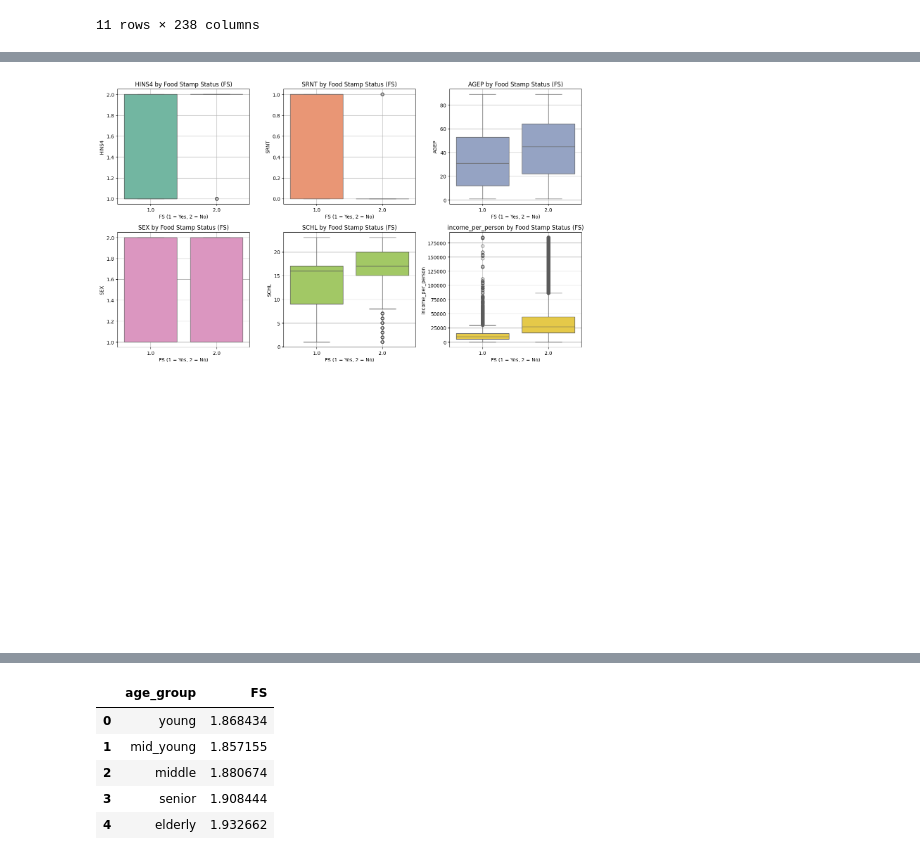
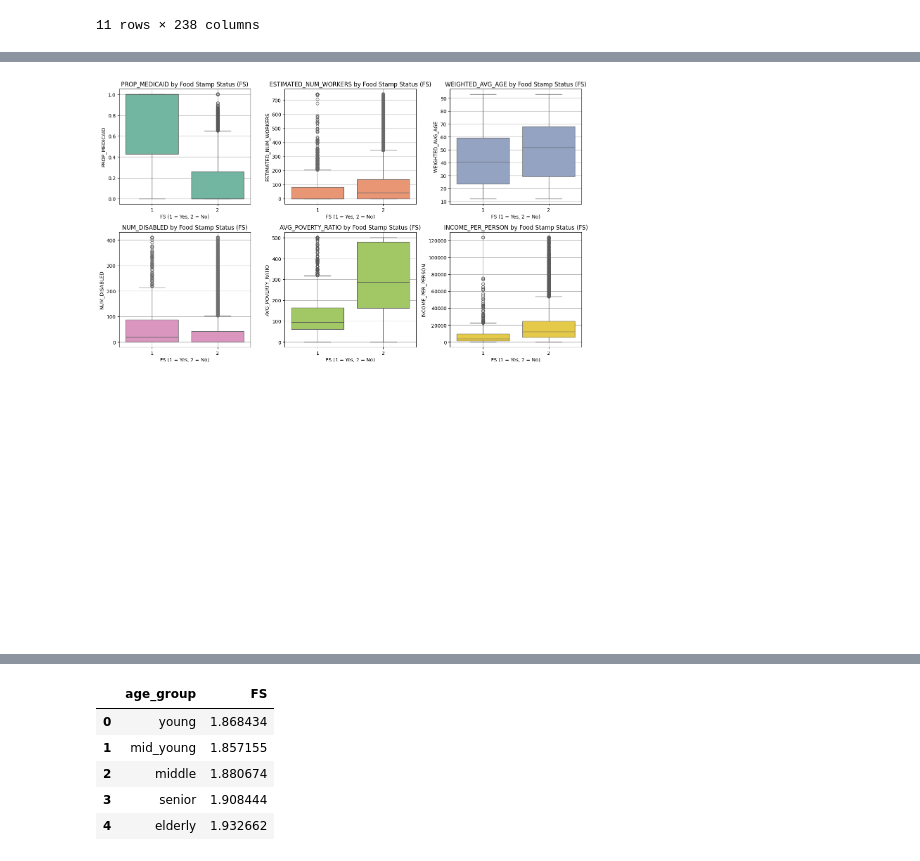
Before and after one commit to yiwei-ang/pums, a Jupyter notebook: notebooks/eda.ipynb, the cells around one changed output, grey strips where cells are left out. Saved outputs shown, nothing was run; the diff lists cells and outputs as text; code cells hidden in the pictures.

```diff
--- a/notebooks/eda.ipynb
+++ b/notebooks/eda.ipynb
@@ -32,2 +74,0 @@ housing_df = housing_df[[col for col in housing_df.columns if col not in ['RT',
-# %%
-df = person_df.merge(housing_df, on="SERIALNO", how="left")
@@ -94,44 +148,3 @@ for field in housing_fields:
-# %%
-allowed_codes = [
-    '11','21','22','23','31','32','33','3M','42','44','45','48','49',
-    '4M','51','52','53','54','55','56','61','62','71','72','81','92','99','na'
-]
-
-df['NAICSP_clean'] = df['NAICSP'].fillna('na').apply(
-    lambda x: str(x)[:2] if str(x)[:2] in allowed_codes else 'na'
-)
-
-naicsp_dummies = pd.get_dummies(
-    pd.Categorical(df['NAICSP_clean'], categories=allowed_codes),
-    prefix='NAICSP'
-)
-
-# Step 3: Combine and drop original columns
-df = pd.concat([df.drop(columns=['NAICSP', 'NAICSP_clean']), naicsp_dummies], axis=1)
-# %%
-allowed_socp_codes = [
-    '11','13','15','17','19','21','23','25','27','29','31','33',
-    '35','37','39','41','43','45','47','49','51','53','55','99','na'
-]
-
-# Step 1: Clean SOCP values to 2-digit prefix or 'na'
-df['SOCP_clean'] = df['SOCP'].fillna('na').apply(
-    lambda x: str(x)[:2] if str(x)[:2] in allowed_socp_codes else 'na'
-)
-
-# Step 2: One-hot encode with fixed categories
-socp_dummies = pd.get_dummies(
-    pd.Categorical(df['SOCP_clean'], categories=allowed_socp_codes),
-    prefix='SOCP'
-)
-
-# Step 3: Drop original columns and combine
-df = pd.concat([df.drop(columns=['SOCP', 'SOCP_clean']), socp_dummies], axis=1)
-# %%
-# Derived ratios
-df["income_per_person"] = df["HINCP"] / (df["NP"].replace(0, np.nan))
-df["income_per_room"] = df["HINCP"] / (df["RMSP"].replace(0, np.nan))
-df["rent_to_income_ratio"] = df["RNTP"] / (df["HINCP"].replace(0, np.nan))
 # %%
 import pandas as pd
 import seaborn as sns
@@ -209,7 +238,7 @@ import matplotlib.pyplot as plt
 
 # Selected columns
 cols_to_plot = [
-    'HINS4', 'SRNT', 'AGEP', 'SEX', 'SCHL', 'income_per_person', 'FS'
+    'PROP_MEDICAID', 'ESTIMATED_NUM_WORKERS', 'WEIGHTED_AVG_AGE', "NUM_DISABLED", 'AVG_POVERTY_RATIO', 'INCOME_PER_PERSON', 'FS'
 ]
 
 df_plot = df[cols_to_plot].copy()
@@ -220,31 +249,31 @@ for col in cols_to_plot[:-1]:  # Exclude FS
     q_hi = df_plot[col].quantile(0.99)
     df_plot[col] = df_plot[col].clip(lower=q_low, upper=q_hi)
 
 # Set up 4x2 grid
 fig, axes = plt.subplots(4, 3, figsize=(14, 16))
 axes = axes.flatten()
 colors = sns.color_palette("Set2", len(cols_to_plot) - 1)
 
 # Plot each variable
 for i, var in enumerate(cols_to_plot[:-1]):
     sns.boxplot(
         x='FS',
         y=var,
         hue='FS',
         data=df_plot,
         ax=axes[i],
         palette=[colors[i]]*2,
         legend=False
     )
     axes[i].set_title(f'{var} by Food Stamp Status (FS)')
     axes[i].set_xlabel('FS (1 = Yes, 2 = No)')
     axes[i].grid(True)
 
 # Hide any unused subplots
 for j in range(len(cols_to_plot) - 1, len(axes)):
     axes[j].axis('off')
 
 plt.tight_layout()
 plt.show()
 # %% [output]
-[figure, old version]
+[figure, new version]
```
Also changed, not shown: parts of 17 cells of this notebook, 1 other file.
